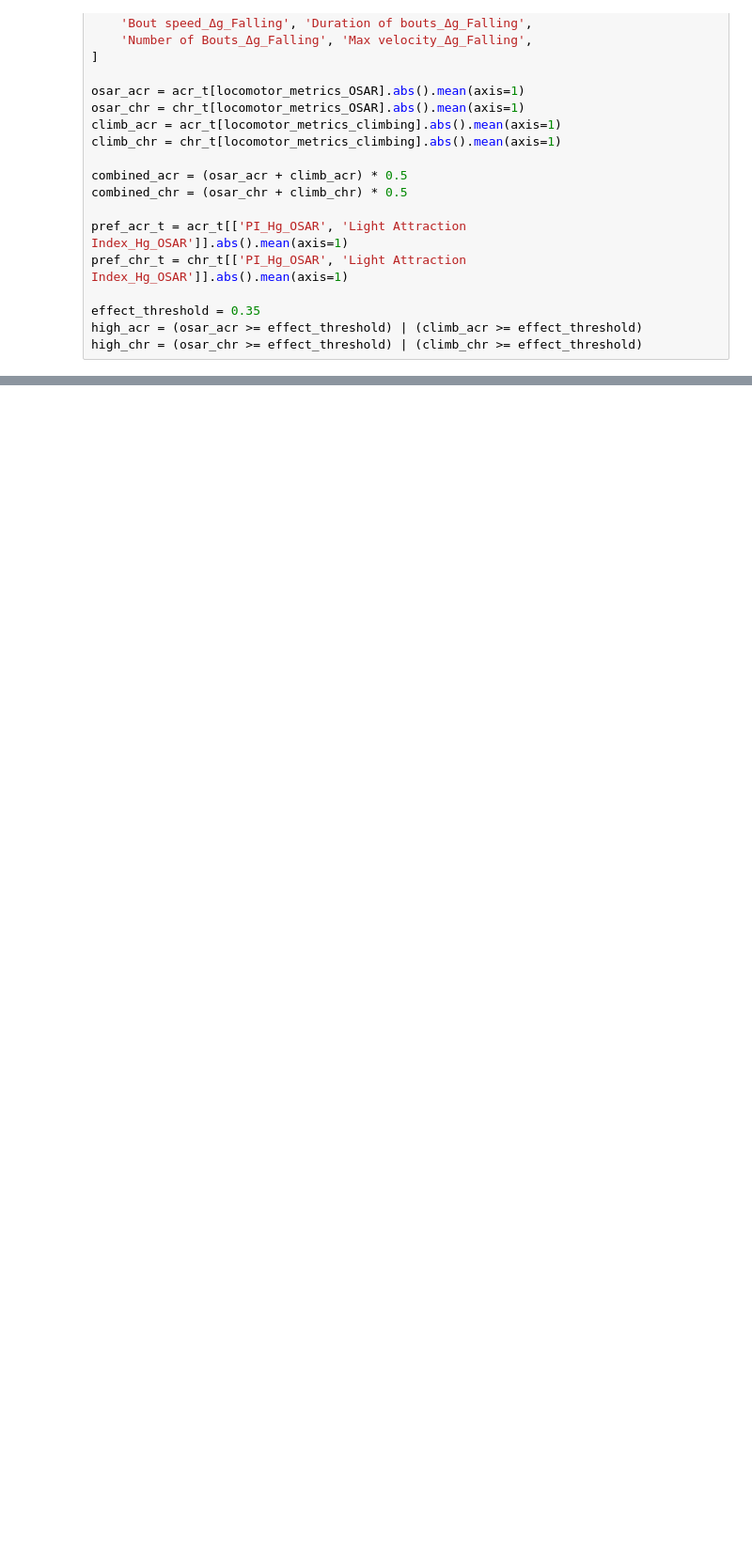
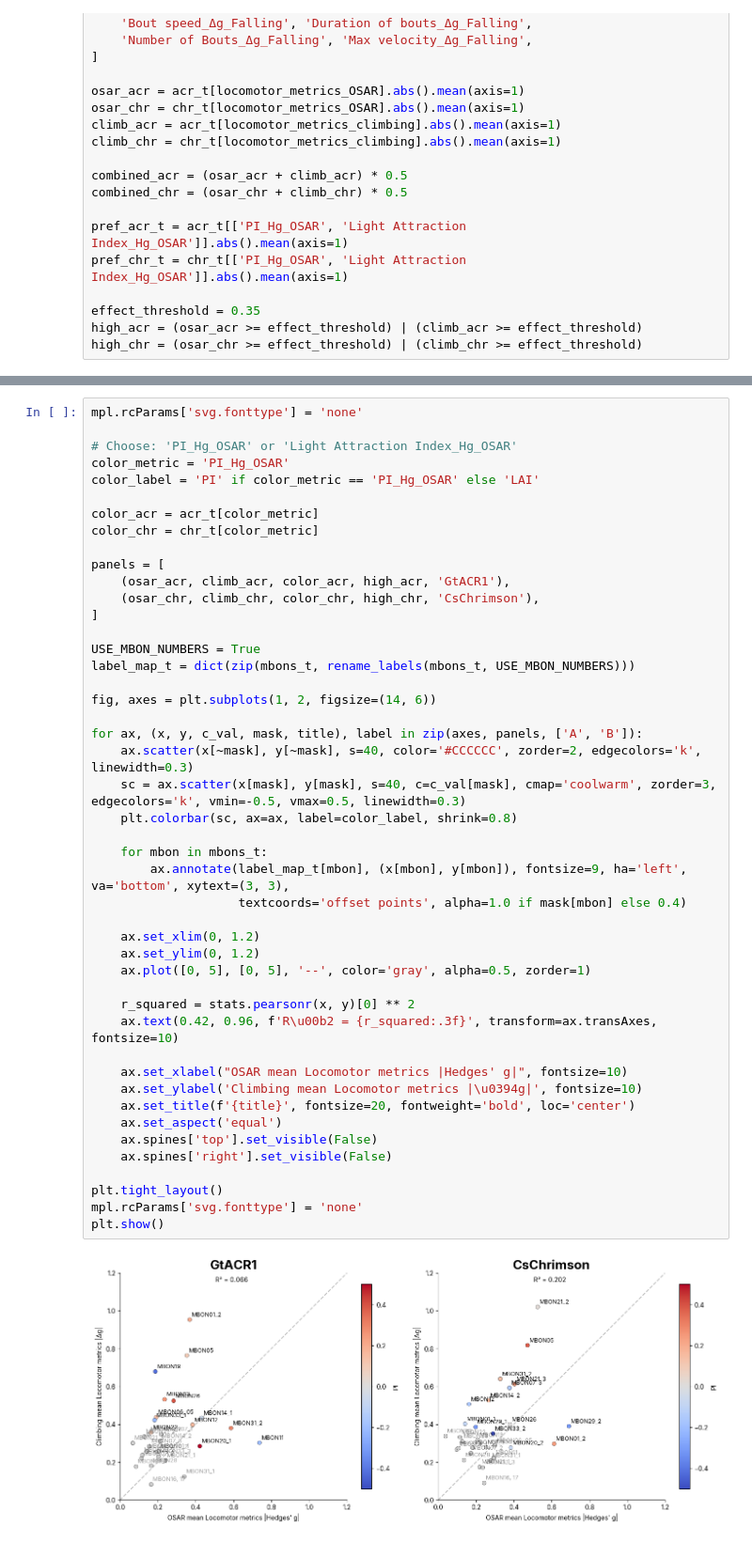
Before and after one commit to lnicole08/OSAR-Nicole-version, a Jupyter notebook: Osar Phenomics.ipynb, the cells around one changed output, grey strips where cells are left out. Shown at 94% size. Saved outputs shown, nothing was run; the diff lists cells and outputs as text; blank space fills up the shorter version.

```diff
--- a/Osar Phenomics.ipynb
+++ b/Osar Phenomics.ipynb
@@ -422,3 +507,51 @@ plt.show()
+# %%
+mpl.rcParams['svg.fonttype'] = 'none'
+
+# Choose: 'PI_Hg_OSAR' or 'Light Attraction Index_Hg_OSAR'
+color_metric = 'PI_Hg_OSAR'
+color_label = 'PI' if color_metric == 'PI_Hg_OSAR' else 'LAI'
+
+color_acr = acr_t[color_metric]
+color_chr = chr_t[color_metric]
+
+panels = [
+    (osar_acr, climb_acr, color_acr, high_acr, 'GtACR1'),
+    (osar_chr, climb_chr, color_chr, high_chr, 'CsChrimson'),
+]
+
+USE_MBON_NUMBERS = True
+label_map_t = dict(zip(mbons_t, rename_labels(mbons_t, USE_MBON_NUMBERS)))
+
+fig, axes = plt.subplots(1, 2, figsize=(14, 6))
+
+for ax, (x, y, c_val, mask, title), label in zip(axes, panels, ['A', 'B']):
+    ax.scatter(x[~mask], y[~mask], s=40, color='#CCCCCC', zorder=2, edgecolors='k', linewidth=0.3)
+    sc = ax.scatter(x[mask], y[mask], s=40, c=c_val[mask], cmap='coolwarm', zorder=3, edgecolors='k', vmin=-0.5, vmax=0.5, linewidth=0.3)
+    plt.colorbar(sc, ax=ax, label=color_label, shrink=0.8)
+
+    for mbon in mbons_t:
+        ax.annotate(label_map_t[mbon], (x[mbon], y[mbon]), fontsize=9, ha='left', va='bottom', xytext=(3, 3),
+                    textcoords='offset points', alpha=1.0 if mask[mbon] else 0.4)
+
+    ax.set_xlim(0, 1.2)
+    ax.set_ylim(0, 1.2)
+    ax.plot([0, 5], [0, 5], '--', color='gray', alpha=0.5, zorder=1)
+
+    r_squared = stats.pearsonr(x, y)[0] ** 2
+    ax.text(0.42, 0.96, f'R\u00b2 = {r_squared:.3f}', transform=ax.transAxes, fontsize=10)
+
+    ax.set_xlabel("OSAR mean Locomotor metrics |Hedges' g|", fontsize=10)
+    ax.set_ylabel('Climbing mean Locomotor metrics |\u0394g|', fontsize=10)
+    ax.set_title(f'{title}', fontsize=20, fontweight='bold', loc='center')
+    ax.set_aspect('equal')
+    ax.spines['top'].set_visible(False)
+    ax.spines['right'].set_visible(False)
+
+plt.tight_layout()
+mpl.rcParams['svg.fonttype'] = 'none'
+plt.show()
+# %% [output]
+[figure, added]
 # %%
 mpl.rcParams['svg.fonttype'] = 'none'
 fig, ax = plt.subplots(figsize=(8, 8))
```
Also changed, not shown: parts of 8 cells of this notebook, 5 other files.
